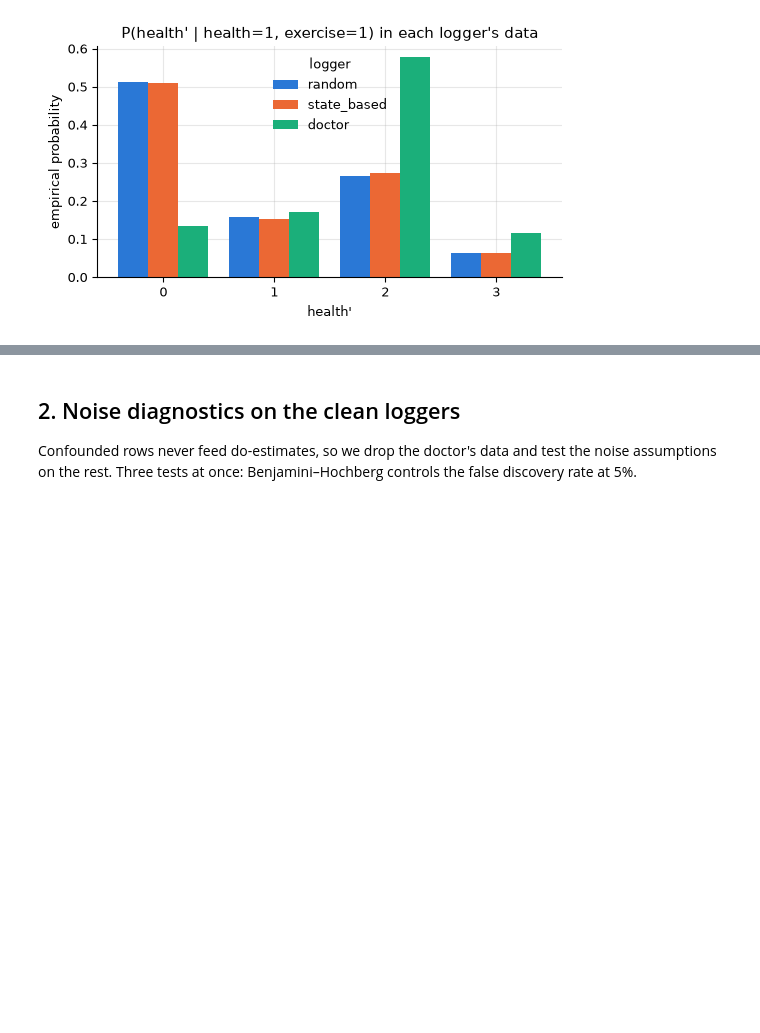
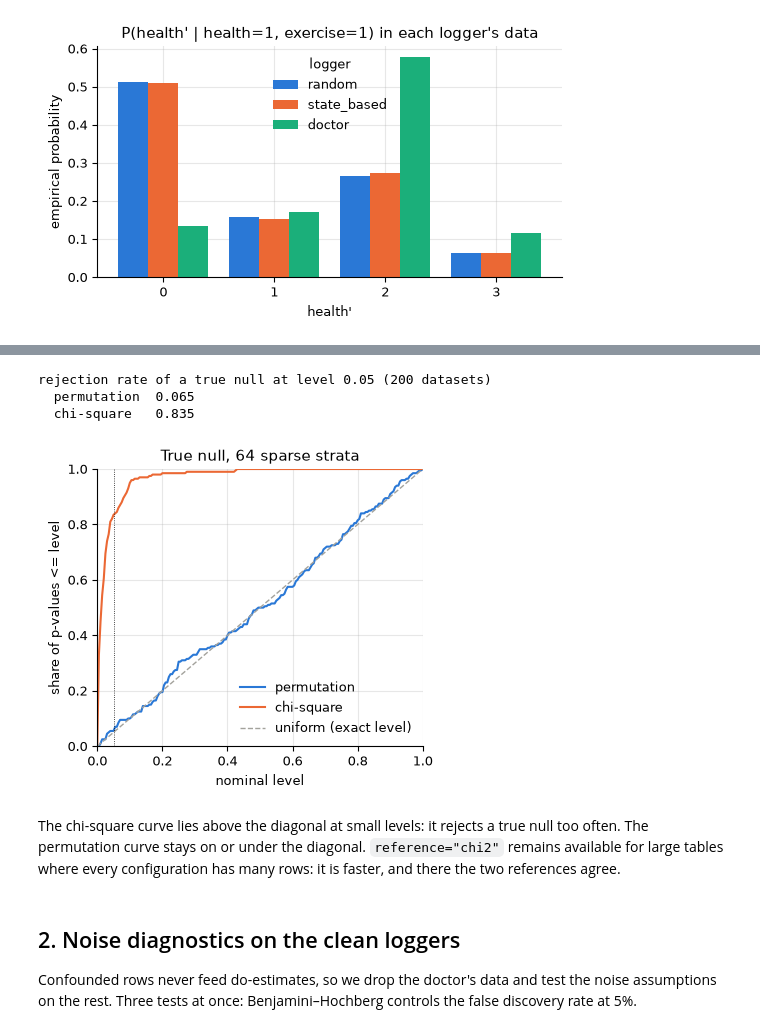
Before and after one commit to Giovannibriglia/NeuralBayesianNetworks, a Jupyter notebook: examples/10_confounding_and_noise_diagnostics.ipynb, the cells around one changed output, grey strips where cells are left out. Saved outputs shown, nothing was run; the diff lists cells and outputs as text; code cells hidden in the pictures; blank space fills up the shorter version.

```diff
--- a/examples/10_confounding_and_noise_diagnostics.ipynb
+++ b/examples/10_confounding_and_noise_diagnostics.ipynb
@@ -161,3 +180,53 @@ context invariance of health' (H0: the logger does not matter given the parents)
+# %%
+N_PA = 6
+sparse = StructuralCausalModel(
+    [(f"x{i}", "y") for i in range(N_PA)],
+    {**{f"x{i}": ("discrete", 2) for i in range(N_PA)}, "y": ("discrete", 2), "c": ("discrete", 2)},
+    context="c", device=device,
+)  # the discrete test reads only the graph and the cardinalities: no fit needed
+
+
+def null_rows(n: int, gen: torch.Generator) -> dict:
+    """y depends on the parity of its parents, the same way under both loggers c."""
+    x = torch.randint(0, 2, (n, N_PA), generator=gen)
+    y = torch.rand(n, generator=gen) < 0.2 + 0.6 * (x.sum(1) % 2).float()
+    rows = {f"x{i}": x[:, i].float() for i in range(N_PA)}
+    return rows | {"y": y.float(), "c": torch.randint(0, 2, (n,), generator=gen).float()}
+
+
+gen = torch.Generator().manual_seed(1)
+p_perm, p_chi2 = [], []
+for _ in range(200):
+    rows = null_rows(200, gen)
+    p_perm.append(context_invariance_test(sparse, rows, "y", n_perm=199, generator=gen).p_value)
+    p_chi2.append(context_invariance_test(sparse, rows, "y", reference="chi2").p_value)
+p_perm, p_chi2 = torch.tensor(p_perm), torch.tensor(p_chi2)
+print("rejection rate of a true null at level 0.05 (200 datasets)")
+print(f"  permutation  {float((p_perm <= 0.05).float().mean()):.3f}")
+print(f"  chi-square   {float((p_chi2 <= 0.05).float().mean()):.3f}")
+# %% [output]
+rejection rate of a true null at level 0.05 (200 datasets)
+  permutation  0.065
+  chi-square   0.835
+# %%
+fig, ax = plt.subplots(figsize=(4.2, 3.6))
+grid = torch.linspace(0, 1, 201)
+for p, color, label in ((p_perm, BLUE, "permutation"), (p_chi2, ORANGE, "chi-square")):
+    ax.plot(to_numpy(grid), to_numpy((p.unsqueeze(1) <= grid).float().mean(0)), color=color, label=label)
+ax.plot([0, 1], [0, 1], color=GREY, ls="--", lw=1, label="uniform (exact level)")
+ax.axvline(0.05, color=INK, lw=0.6, ls=":")
+ax.set(xlabel="nominal level", ylabel="share of p-values <= level", xlim=(0, 1), ylim=(0, 1),
+       title="True null, 64 sparse strata")
+ax.legend(frameon=False, loc="lower right")
+plt.show()
+# %% [output]
+[figure, added]
+# %% [markdown]
+The chi-square curve lies above the diagonal at small levels: it rejects a
+true null too often.  The permutation curve stays on or under the diagonal.
+`reference="chi2"` remains available for large tables where every
+configuration has many rows: it is faster, and there the two references
+agree.
 # %% [markdown]
 ## 2. Noise diagnostics on the clean loggers
 
```
Also changed, not shown: parts of 6 cells of this notebook, 7 other files.
